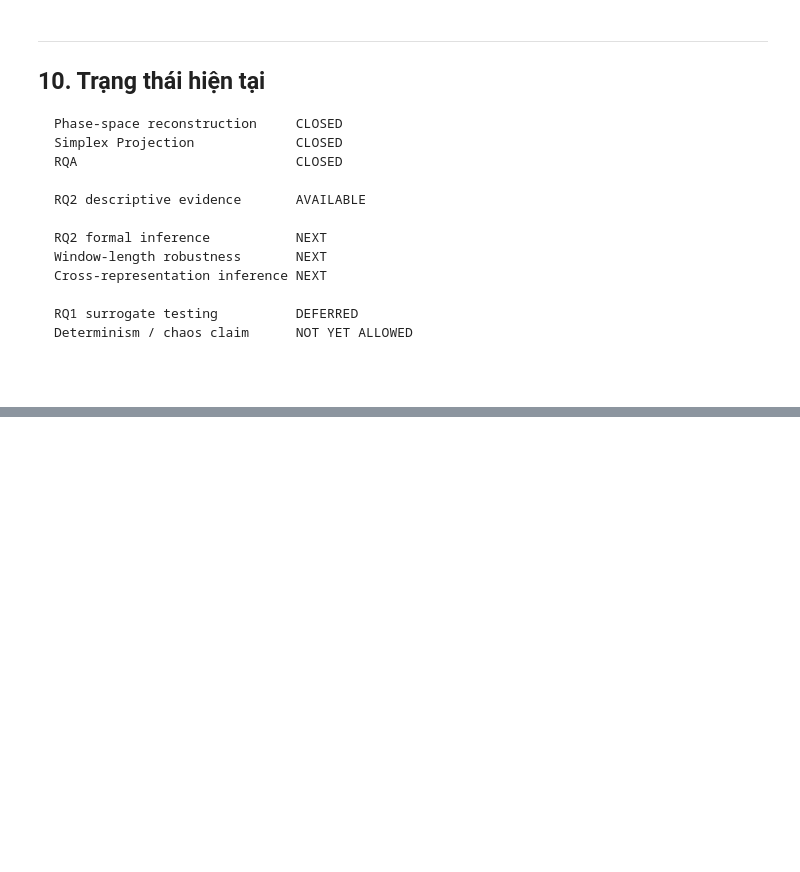
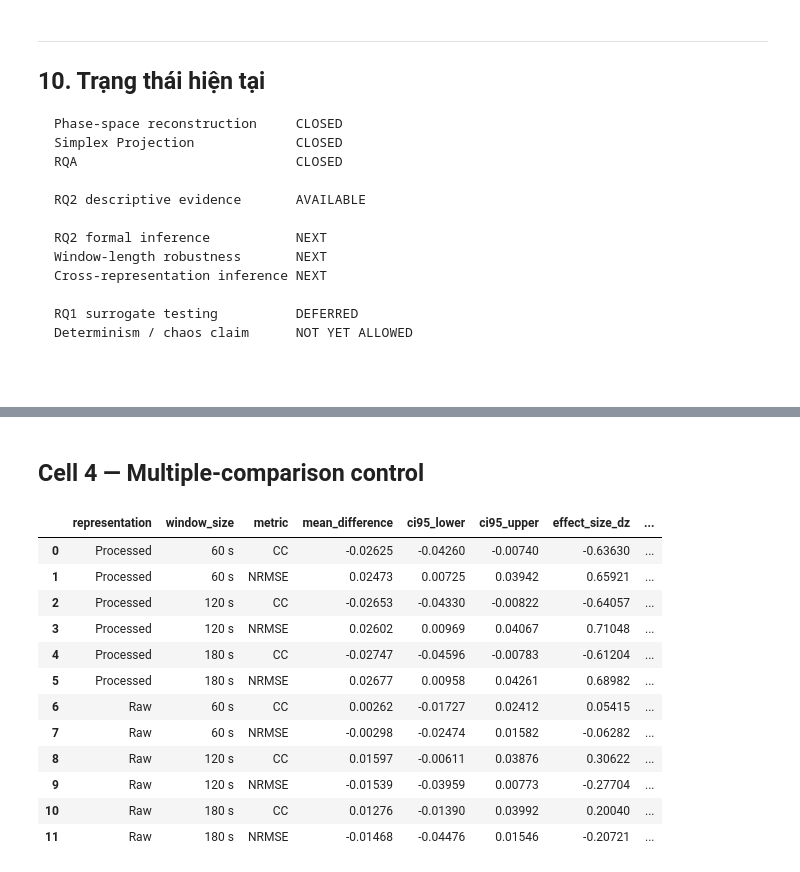
Before and after one commit to Vutu2003/Nonlinear-Time-Series-Analysis, a Jupyter notebook: phase1/notebook/simplex_projection.ipynb, the cells around one changed output, grey strips where cells are left out. Saved outputs shown, nothing was run; the diff lists cells and outputs as text; code cells hidden in the pictures; blank space fills up the shorter version.

```diff
--- a/phase1/notebook/simplex_projection.ipynb
+++ b/phase1/notebook/simplex_projection.ipynb
@@ -2165,0 +2456,50 @@ Determinism / chaos claim      NOT YET ALLOWED
+# %% [markdown]
+## Cell 4 — Multiple-comparison control
+# %%
+def benjamini_hochberg(pvalues):
+    """Adjust p-values with the Benjamini-Hochberg procedure."""
+    pvalues = np.asarray(pvalues, dtype=float)
+    order = np.argsort(pvalues)
+    ranked = pvalues[order]
+    adjusted_ranked = ranked * len(ranked) / np.arange(1, len(ranked) + 1)
+    adjusted_ranked = np.minimum.accumulate(adjusted_ranked[::-1])[::-1]
+    adjusted = np.empty_like(adjusted_ranked)
+    adjusted[order] = np.clip(adjusted_ranked, 0.0, 1.0)
+    return adjusted
+
+
+state_inference["p_adjusted"] = benjamini_hochberg(
+    state_inference["p_raw"]
+)
+state_inference["fdr_significant"] = state_inference["p_adjusted"].lt(0.05)
+
+display(
+    state_inference[
+        [
+            "representation",
+            "window_size",
+            "metric",
+            "mean_difference",
+            "ci95_lower",
+            "ci95_upper",
+            "effect_size_dz",
+            "sign_consistency",
+            "p_raw",
+            "p_adjusted",
+        ]
+    ].round(5)
+)
+# %% [output]
+|  | representation | window_size | metric | mean_difference | ci95_lower | ci95_upper | effect_size_dz | ... |
+| 0 | Processed | 60 s | CC | -0.02625 | -0.04260 | -0.00740 | -0.63630 | ... |
+| 1 | Processed | 60 s | NRMSE | 0.02473 | 0.00725 | 0.03942 | 0.65921 | ... |
+| 2 | Processed | 120 s | CC | -0.02653 | -0.04330 | -0.00822 | -0.64057 | ... |
+| 3 | Processed | 120 s | NRMSE | 0.02602 | 0.00969 | 0.04067 | 0.71048 | ... |
+| 4 | Processed | 180 s | CC | -0.02747 | -0.04596 | -0.00783 | -0.61204 | ... |
+| 5 | Processed | 180 s | NRMSE | 0.02677 | 0.00958 | 0.04261 | 0.68982 | ... |
+| 6 | Raw | 60 s | CC | 0.00262 | -0.01727 | 0.02412 | 0.05415 | ... |
+| 7 | Raw | 60 s | NRMSE | -0.00298 | -0.02474 | 0.01582 | -0.06282 | ... |
+| 8 | Raw | 120 s | CC | 0.01597 | -0.00611 | 0.03876 | 0.30622 | ... |
+| 9 | Raw | 120 s | NRMSE | -0.01539 | -0.03959 | 0.00773 | -0.27704 | ... |
+| 10 | Raw | 180 s | CC | 0.01276 | -0.01390 | 0.03992 | 0.20040 | ... |
+| 11 | Raw | 180 s | NRMSE | -0.01468 | -0.04476 | 0.01546 | -0.20721 | ... |
```
Also changed, not shown: parts of 18 cells of this notebook, 2 other files.
